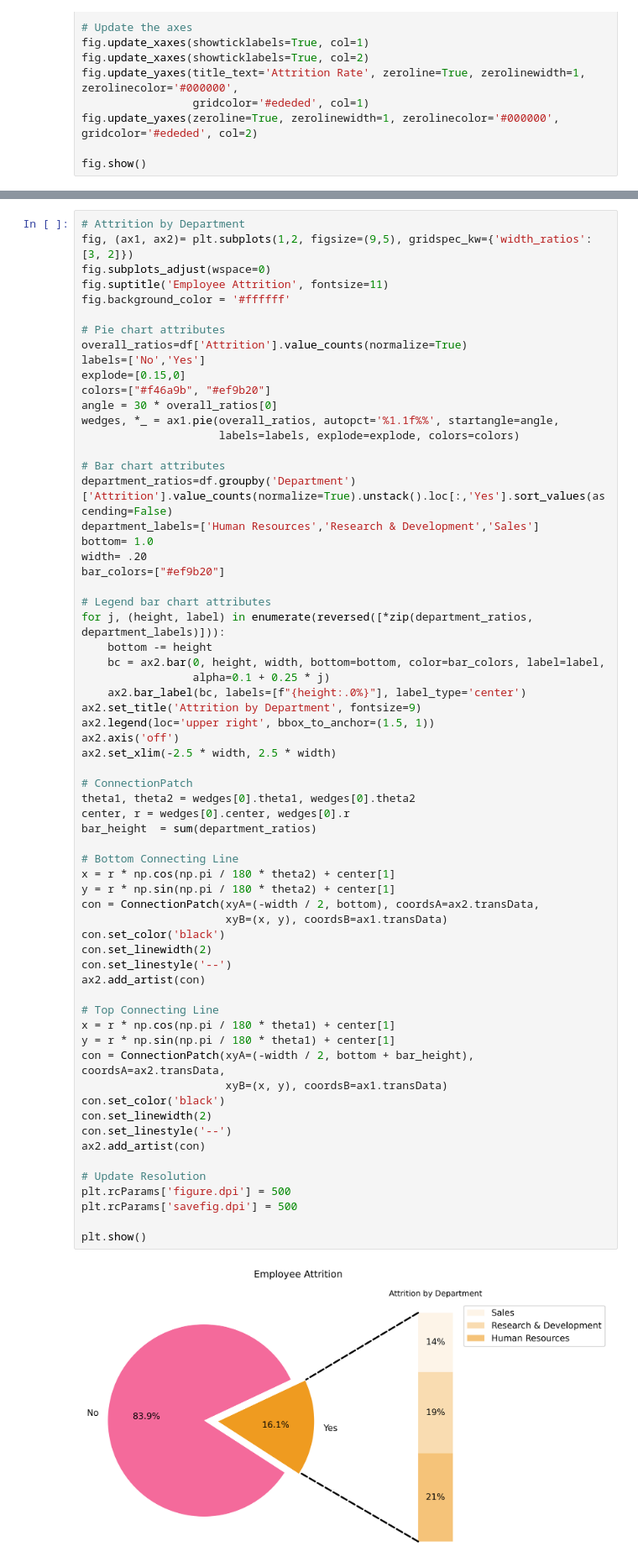
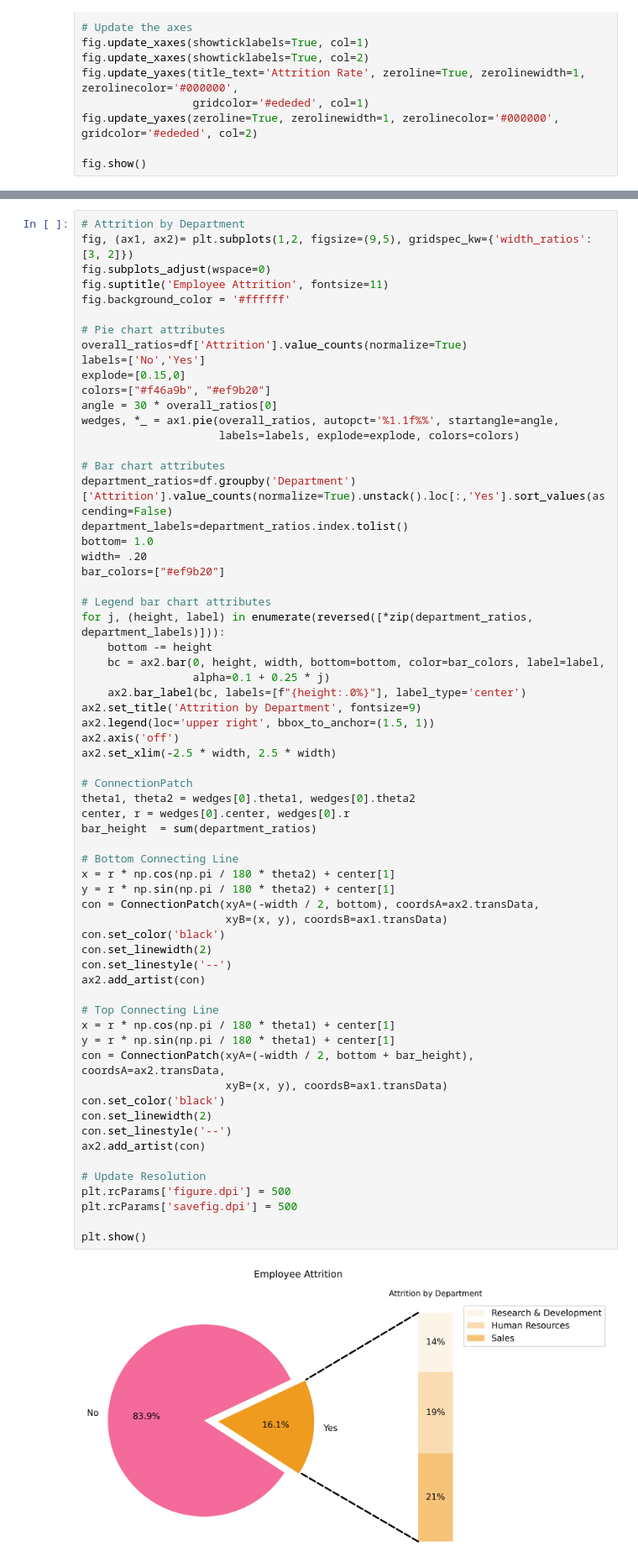
Before and after one commit to JaylenSheard/HR-Employee-Attrition, a Jupyter notebook: index.ipynb, the cells around one changed output, grey strips where cells are left out. Shown: that part at 84% size. Cells and saved outputs as stored; diff of their text form.

```diff
--- a/index.ipynb
+++ b/index.ipynb
@@ -258,7 +258,7 @@ wedges, *_ = ax1.pie(overall_ratios, autopct='%1.1f%%', startangle=angle,
 
 # Bar chart attributes
 department_ratios=df.groupby('Department')['Attrition'].value_counts(normalize=True).unstack().loc[:,'Yes'].sort_values(ascending=False)
-department_labels=['Human Resources','Research & Development','Sales']
+department_labels=department_ratios.index.tolist()
 bottom= 1.0
 width= .20
 bar_colors=["#ef9b20"]
@@ -278,34 +278,34 @@ ax2.set_xlim(-2.5 * width, 2.5 * width)
 theta1, theta2 = wedges[0].theta1, wedges[0].theta2
 center, r = wedges[0].center, wedges[0].r
 bar_height  = sum(department_ratios)
 
 # Bottom Connecting Line
 x = r * np.cos(np.pi / 180 * theta2) + center[1]
 y = r * np.sin(np.pi / 180 * theta2) + center[1]
 con = ConnectionPatch(xyA=(-width / 2, bottom), coordsA=ax2.transData,
                       xyB=(x, y), coordsB=ax1.transData)
 con.set_color('black')
 con.set_linewidth(2)
 con.set_linestyle('--')
 ax2.add_artist(con)
 
 # Top Connecting Line
 x = r * np.cos(np.pi / 180 * theta1) + center[1]
 y = r * np.sin(np.pi / 180 * theta1) + center[1]
 con = ConnectionPatch(xyA=(-width / 2, bottom + bar_height), coordsA=ax2.transData,
                       xyB=(x, y), coordsB=ax1.transData)
 con.set_color('black')
 con.set_linewidth(2)
 con.set_linestyle('--')
 ax2.add_artist(con)
 
 # Update Resolution
 plt.rcParams['figure.dpi'] = 500
 plt.rcParams['savefig.dpi'] = 500
 
 plt.show()
 # %% [output]
-[figure, old version]
+[figure, new version]
 # %%
 # Attrition by Department and Gender
 plot_df = df.groupby(['Gender','Department'])['Attrition'].value_counts(normalize=True)
```
Also changed, not shown: parts of 1 cell of this notebook, 1 other file.
